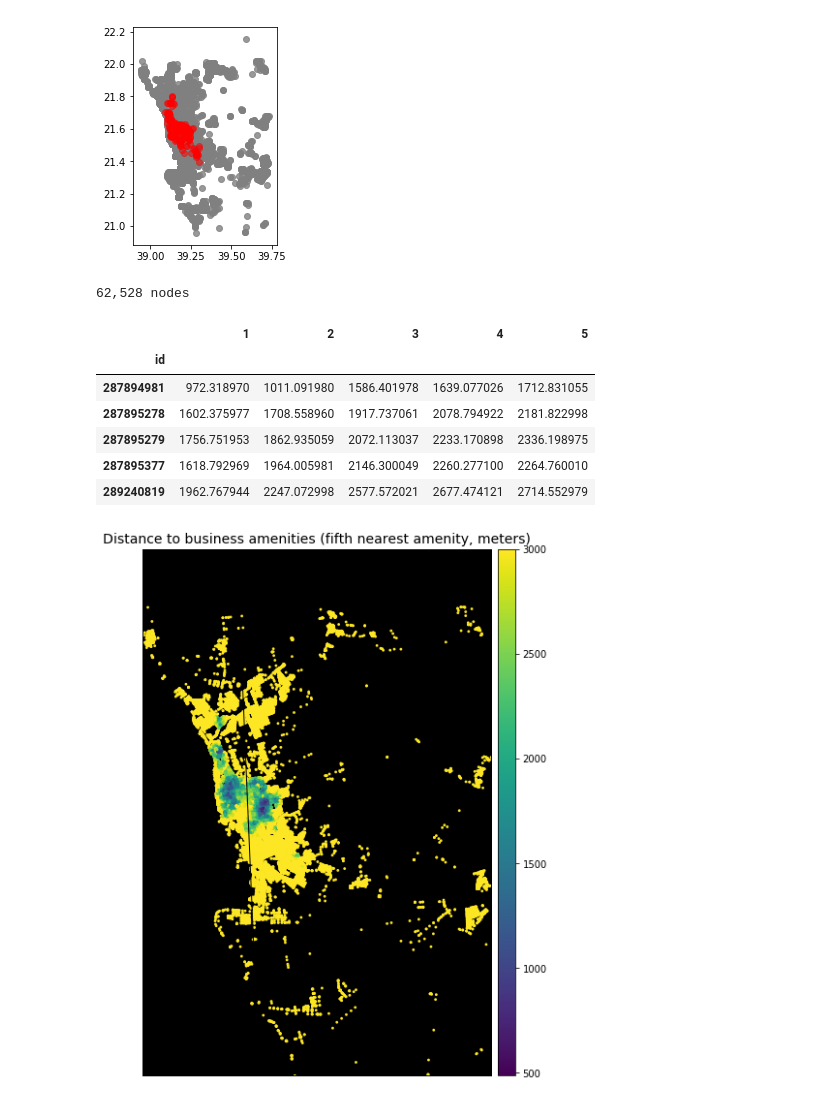
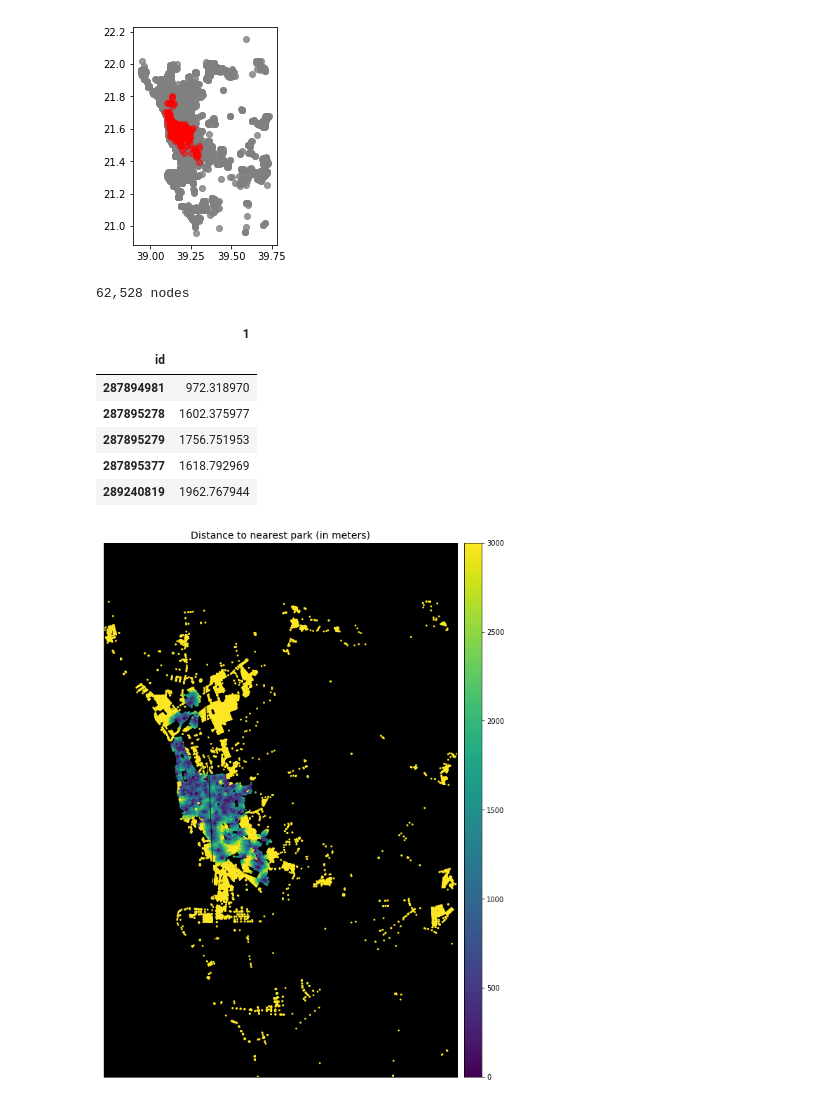
Before and after one commit to gauravcusp/WB_Accessibility_SaudiArabia, a Jupyter notebook: Parks_Accessibility.ipynb, the cells around one changed output. Drawn from its saved outputs; the diff is of its cells as text; code cells hidden in the pictures.

```diff
--- a/Parks_Accessibility.ipynb
+++ b/Parks_Accessibility.ipynb
@@ -118,7 +118,7 @@ parks_shp.plot(ax=ax,color='r', alpha=0.5)
 network.precompute(3000) # precomputes the nodes that are reachable within 1000 meters
 # %%
 distance = 3000
-num_pois = 5
+num_pois = 1
 # %%
 network.set_pois(category='parks',maxdist=distance, maxitems = num_pois, x_col=parks_shp['E'], y_col=parks_shp['N'])
 
@@ -127,15 +127,15 @@ print('{:,} nodes'.format(len(all_access)))
 all_access.head()
 # %% [output]
 62,528 nodes
-|  | 1 | 2 | 3 | 4 | 5 |
-| id |  |  |  |  |  |
-| 287894981 | 972.318970 | 1011.091980 | 1586.401978 | 1639.077026 | 1712.831055 |
-| 287895278 | 1602.375977 | 1708.558960 | 1917.737061 | 2078.794922 | 2181.822998 |
-| 287895279 | 1756.751953 | 1862.935059 | 2072.113037 | 2233.170898 | 2336.198975 |
-| 287895377 | 1618.792969 | 1964.005981 | 2146.300049 | 2260.277100 | 2264.760010 |
-| 289240819 | 1962.767944 | 2247.072998 | 2577.572021 | 2677.474121 | 2714.552979 |
+|  | 1 |
+| id |  |
+| 287894981 | 972.318970 |
+| 287895278 | 1602.375977 |
+| 287895279 | 1756.751953 |
+| 287895377 | 1618.792969 |
+| 289240819 | 1962.767944 |
 # %%
-fig_kwargs={'figsize': [10, 10]}
+fig_kwargs={'figsize': [30, 14]}
 bmap_kwargs={'suppress_ticks': False,'epsg': '4326'}
 plot_kwargs={'cmap': 'viridis', 's': 8, 'edgecolor': 'none'}
 hex_plot_kwargs = {'gridsize':40,
@@ -144,9 +144,9 @@ hex_plot_kwargs = {'gridsize':40,
                    'edgecolor':'none'}
 # %%
 # distance to the nearest amenity of any type
-n = 5
+n = 1
 bmap, fig, ax = network.plot(all_access[n], plot_kwargs=plot_kwargs, fig_kwargs=fig_kwargs)
 ax.set_facecolor('k')
-ax.set_title('Distance to business amenities (fifth nearest amenity, meters)', fontsize=14);
+ax.set_title('Distance to nearest park (in meters)', fontsize=14);
 # %% [output]
-[figure, old version]
+[figure, new version]
```
Also changed, not shown: parts of 1 cell of this notebook.
